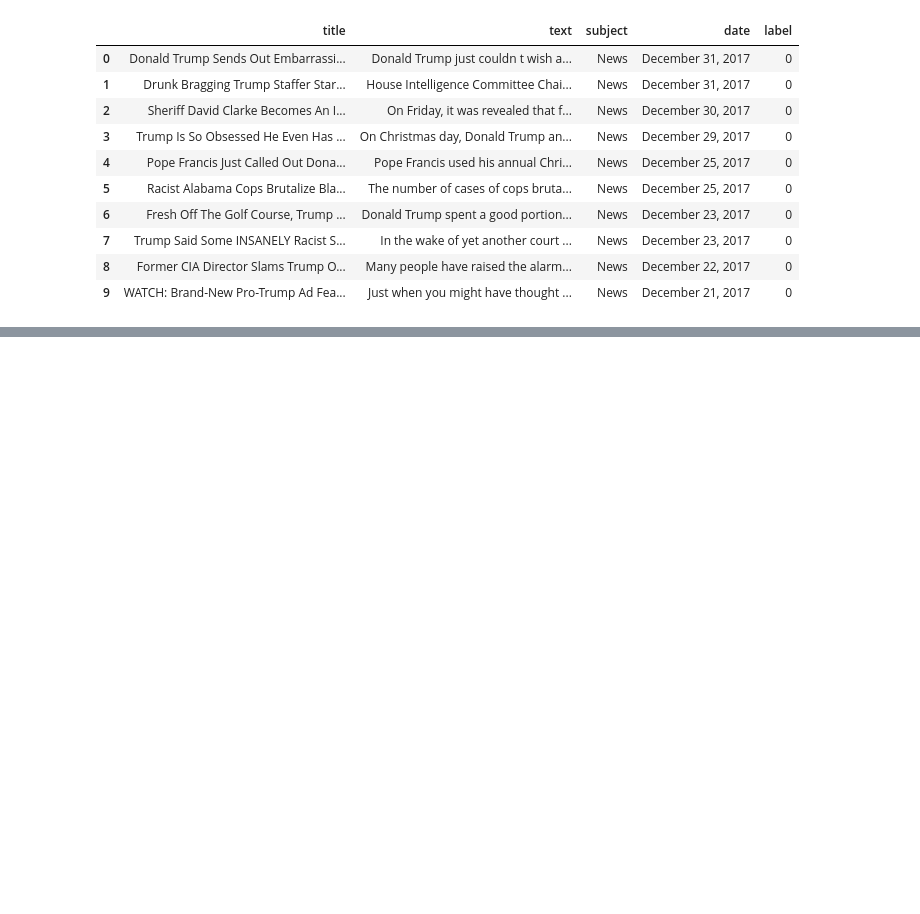
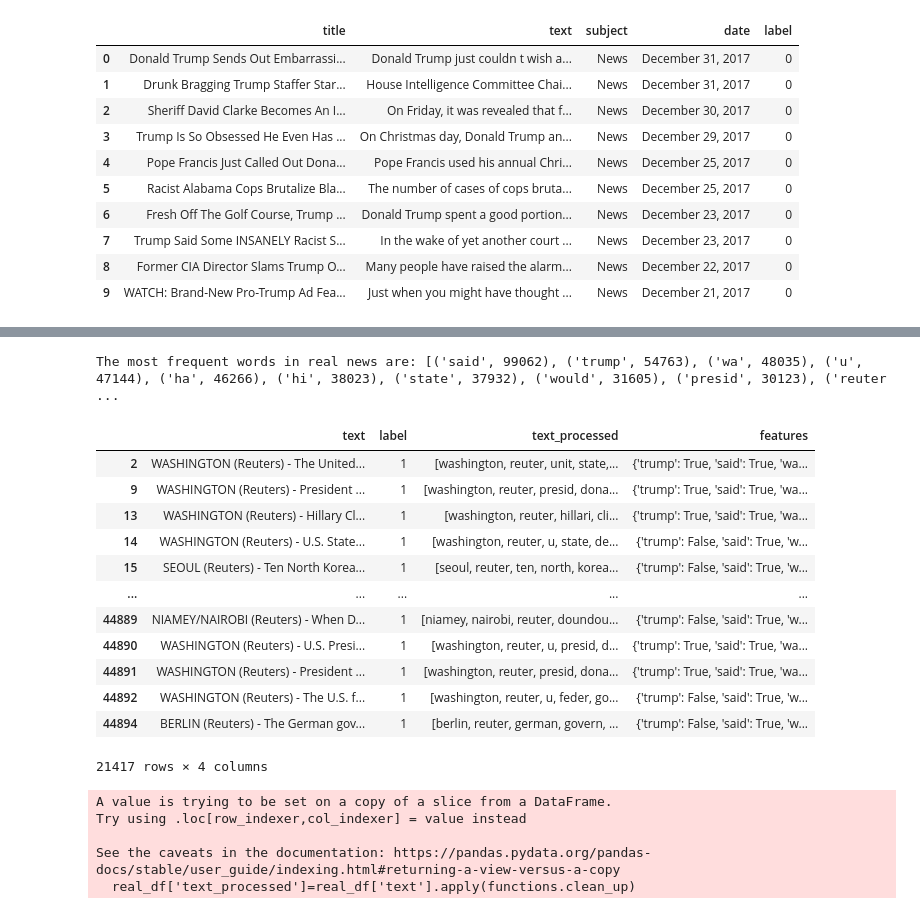
Before and after one commit to tanyaz80/final_bootcamp_project, a Jupyter notebook: Notebooks/sentiment_analysis.ipynb, the cells around one changed output, grey strips where cells are left out. Cells and saved outputs as stored; diff of their text form; code cells hidden in the pictures; blank space fills up the shorter version.

```diff
--- a/Notebooks/sentiment_analysis.ipynb
+++ b/Notebooks/sentiment_analysis.ipynb
@@ -139,0 +154,6 @@ most_freq
+# %%
+#creating a new dataframe. column names are the most frequent words
+cols = {word[0]: [] for word in most_freq}
+words = pd.DataFrame(cols)
+
+words
@@ -139,0 +169,14 @@ most_freq
+# %%
+#with this function we get true or false - if the word was in this news.
+def find_features(document):
+  words=list(document)
+  features={}
+  most_frequent_words = [ tupple[0] for tupple in most_freq ] # most_freq -> list of tupples ( word, freq)
+  for word in most_frequent_words:
+    features[word] = (word in words)
+
+  return features
+# %%
+merged_df['features'] = merged_df['text_processed'].apply(find_features)
+merged_df.head()
+#4 min 34 min
@@ -139,0 +258,3 @@ most_freq
+# %%
+merged_df.reset_index(drop=True,inplace=True)
+merged_df.head()
@@ -139,0 +362,5 @@ most_freq
+# %%
+#These are for processed words
+print('The most frequent words in real news are:', most_occur_real )
+# %% [output]
+The most frequent words in real news are: [('said', 99062), ('trump', 54763), ('wa', 48035), ('u', 47144), ('ha', 46266), ('hi', 38023), ('state', 37932), ('would', 31605), ('presid', 30123), ('reuter ...
@@ -139,0 +369,25 @@ most_freq
+# %%
+real_df=merged_df[merged_df['label']==1]
+real_df
+# %% [output]
+|  | text | label | text_processed | features |
+| 2 | WASHINGTON (Reuters) - The United... | 1 | [washington, reuter, unit, state,... | {'trump': True, 'said': True, 'wa... |
+| 9 | WASHINGTON (Reuters) - President ... | 1 | [washington, reuter, presid, dona... | {'trump': True, 'said': True, 'wa... |
+| 13 | WASHINGTON (Reuters) - Hillary Cl... | 1 | [washington, reuter, hillari, cli... | {'trump': True, 'said': True, 'wa... |
+| 14 | WASHINGTON (Reuters) - U.S. State... | 1 | [washington, reuter, u, state, de... | {'trump': False, 'said': True, 'w... |
+| 15 | SEOUL (Reuters) - Ten North Korea... | 1 | [seoul, reuter, ten, north, korea... | {'trump': False, 'said': True, 'w... |
+| ... | ... | ... | ... | ... |
+| 44889 | NIAMEY/NAIROBI (Reuters) - When D... | 1 | [niamey, nairobi, reuter, doundou... | {'trump': False, 'said': True, 'w... |
+| 44890 | WASHINGTON (Reuters) - U.S. Presi... | 1 | [washington, reuter, u, presid, d... | {'trump': True, 'said': True, 'wa... |
+| 44891 | WASHINGTON (Reuters) - President ... | 1 | [washington, reuter, presid, dona... | {'trump': True, 'said': True, 'wa... |
+| 44892 | WASHINGTON (Reuters) - The U.S. f... | 1 | [washington, reuter, u, feder, go... | {'trump': False, 'said': True, 'w... |
+| 44894 | BERLIN (Reuters) - The German gov... | 1 | [berlin, reuter, german, govern, ... | {'trump': False, 'said': True, 'w... |
+21417 rows × 4 columns
+# %%
+real_df['text_processed']=real_df['text'].apply(functions.clean_up)
+# %% [output]
+A value is trying to be set on a copy of a slice from a DataFrame.
+Try using .loc[row_indexer,col_indexer] = value instead
+
+See the caveats in the documentation: https://pandas.pydata.org/pandas-docs/stable/user_guide/indexing.html#returning-a-view-versus-a-copy
+  real_df['text_processed']=real_df['text'].apply(functions.clean_up)
```
Also changed, not shown: parts of 57 cells of this notebook, 11 other files.
